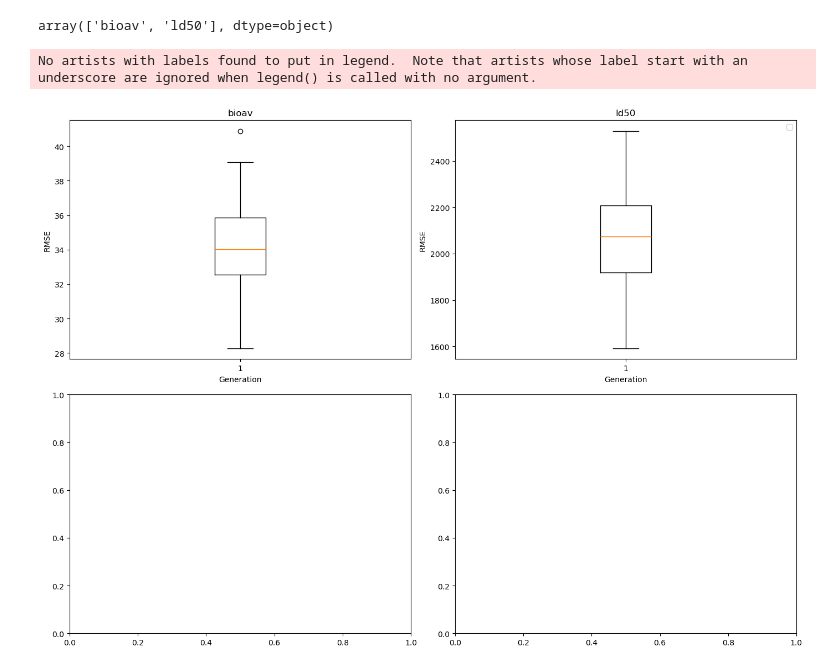
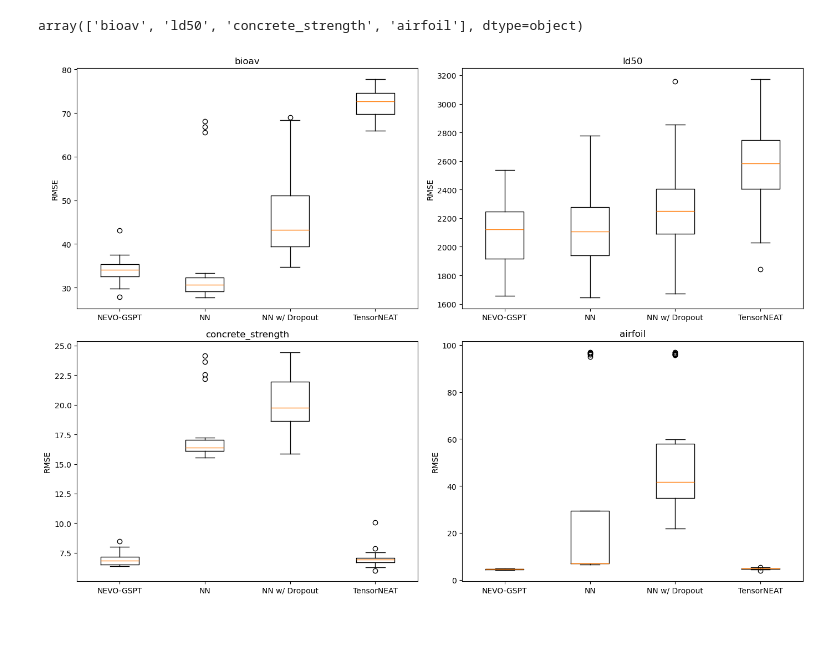
Before and after one commit to Fari98/NEVO-GSPT, a Jupyter notebook: visualizations/Paper plots.ipynb, the cells around one changed output. Drawn from its saved outputs; the diff is of its cells as text; code cells hidden in the pictures; blank space fills up the shorter version.

```diff
--- a/visualizations/Paper plots.ipynb
+++ b/visualizations/Paper plots.ipynb
@@ -6,3 +38,8 @@ import os
+# %%
+data = pd.read_csv('../log/20250916.csv', names = ['dataset', 'train_fitness', 'test_fitness', 'parameters',
+                                                        'depth', 'width', 'seed', 'generation', 'timing'])
 # %%
-data = pd.read_csv('../log/20250617.csv', names = ['dataset', 'train_fitness', 'test_fitness', 'parameters',
+data2 = pd.read_csv('../log/20250925.csv', names = ['dataset', 'train_fitness', 'test_fitness', 'parameters',
                                                         'depth', 'width', 'seed', 'generation', 'timing'])
+# %%
+data = pd.concat((data, data2))
@@ -9,33 +62,47 @@ data = pd.read_csv('../log/20250617.csv', names = ['dataset', 'train_fitness', '
+# %%
+data.drop_duplicates(subset = ['dataset', 'generation', 'seed'], keep = 'last', inplace = True)
 # %%
 datas = data.dataset.unique()
 # %%
 datas
 # %% [output]
-array(['bioav', 'ld50'], dtype=object)
+array(['bioav', 'ld50', 'concrete_strength', 'airfoil'], dtype=object)
-# %%
-import matplotlib.pyplot as plt
-
-fig, axes = plt.subplots(2, 2, figsize=(14, 10))  # 2x2 grid
-axes = axes.flatten()  # Flatten to access axes with a single index
-
-for idx, dataset in enumerate(datas):
-    ax = axes[idx]  # Current subplot axis
-
-    grouped = data[(data['dataset'] == dataset) &
-                   (data['generation'] == 2000)][
-                   [ 'test_fitness']
-                 ].values
-
-    ax.boxplot(grouped)
-
-    # ax.set_ylim(limits[dataset])
-    ax.set_title(dataset)
-    ax.set_xlabel('Generation')
-    ax.set_ylabel('RMSE')
-ax.legend()
-
-plt.tight_layout()
-plt.show()
-# %% [output]
-No artists with labels found to put in legend.  Note that artists whose label start with an underscore are ignored when legend() is called with no argument.
-[figure, removed]
+# %%
+import matplotlib.pyplot as plt
+
+fig, axes = plt.subplots(2, 2, figsize=(14, 10))  # 2x2 grid
+axes = axes.flatten()  # Flatten to access axes with a single index
+
+for idx, dataset in enumerate(datas):
+    ax = axes[idx]  # Current subplot axis
+
+    # Filter data for the current dataset and generation
+    filtered_data = data[(data['dataset'] == dataset) &
+                        (data['generation'] == 2000)]
+
+    # Extract the specific column as 1D array
+    nevo_values = filtered_data['test_fitness'].values
+
+    baseline_values = baseline[baseline['dataset'] == dataset]['test_fitness'].values
+
+    baseline_dropout_values = baseline_dropout[baseline_dropout['dataset'] == dataset]['test_fitness'].values
+
+    # Extract TensorNEAT values (fix the boolean indexing)
+    tneat_values = tneat[tneat['dataset'] == dataset]['final_model_test_rmse'].values if len(tneat[tneat['dataset'] == dataset]) > 0 else None
+
+    # Prepare data for boxplot (each element should be a 1D array)
+    if tneat_values is not None and len(tneat_values) > 0:
+        grouped = [nevo_values, baseline_values, baseline_dropout_values, tneat_values]
+        labels = ['NEVO-GSPT', 'NN', 'NN w/ Dropout', 'TensorNEAT']
+    else:
+        grouped = [nevo_values, baseline_values, baseline_dropout_values]
+        labels = ['NEVO-GSPT', 'NN', 'NN w/ Dropout']
+
+    ax.boxplot(grouped, labels=labels)
+    ax.set_title(dataset)
+    ax.set_ylabel('RMSE')
+
+plt.tight_layout()
+plt.show()
+# %% [output]
+[figure, added]
```
Also changed, not shown: parts of 7 cells of this notebook, 9 other files.
